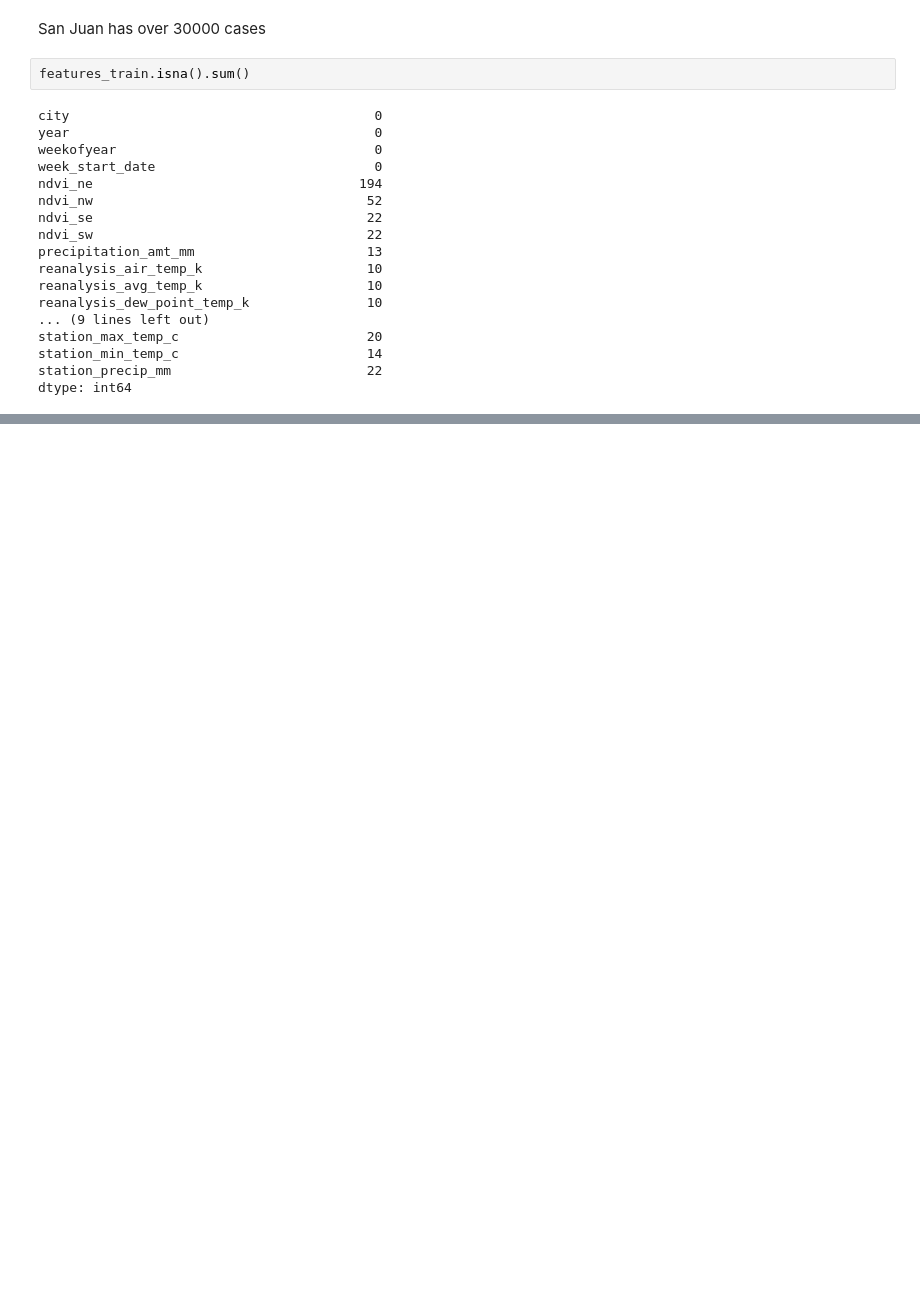
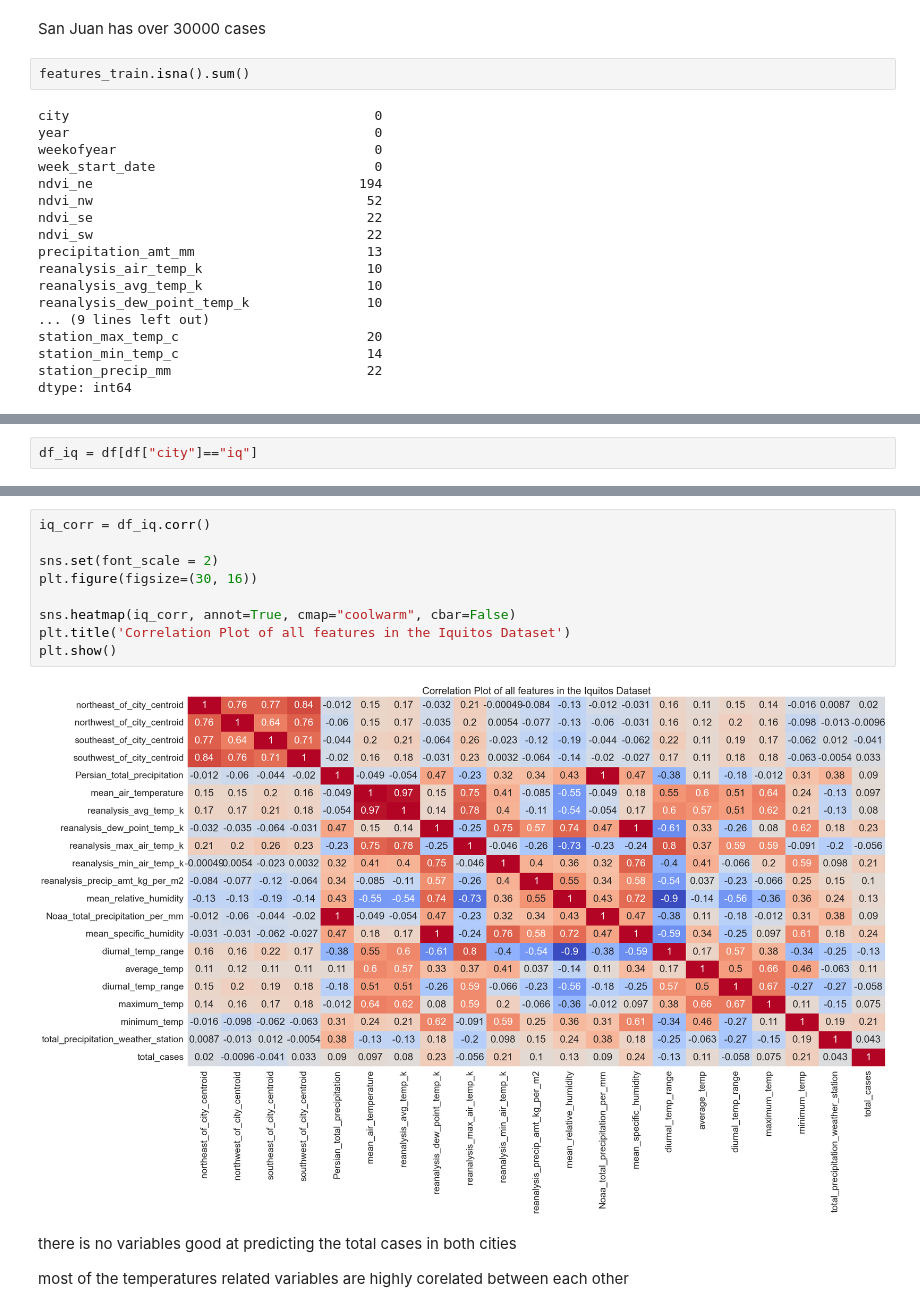
Before and after one commit to gigosr/Capstone, a Jupyter notebook: Untitled.ipynb, the cells around one changed output, grey strips where cells are left out. Drawn from its saved outputs; the diff is of its cells as text; blank space fills up the shorter version.

```diff
--- a/Untitled.ipynb
+++ b/Untitled.ipynb
@@ -203,0 +398,2 @@ dtype: int64
+# %%
+df_iq = df[df["city"]=="iq"]
@@ -203,0 +474,15 @@ dtype: int64
+# %%
+iq_corr = df_iq.corr()
+
+sns.set(font_scale = 2)
+plt.figure(figsize=(30, 16))
+
+sns.heatmap(iq_corr, annot=True, cmap="coolwarm", cbar=False)
+plt.title('Correlation Plot of all features in the Iquitos Dataset')
+plt.show()
+# %% [output]
+[figure, added]
+# %% [markdown]
+there is no variables good at predicting the total cases in both cities
+
+most of the temperatures related variables are highly corelated between each other
```
Also changed, not shown: parts of 31 cells of this notebook, 1 other file.
